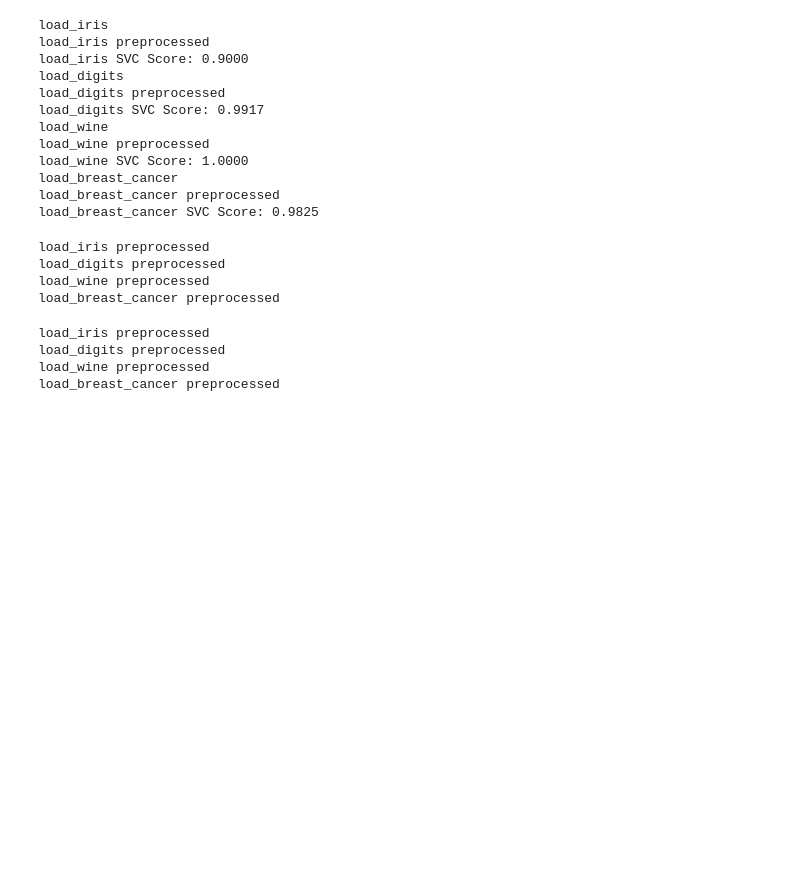
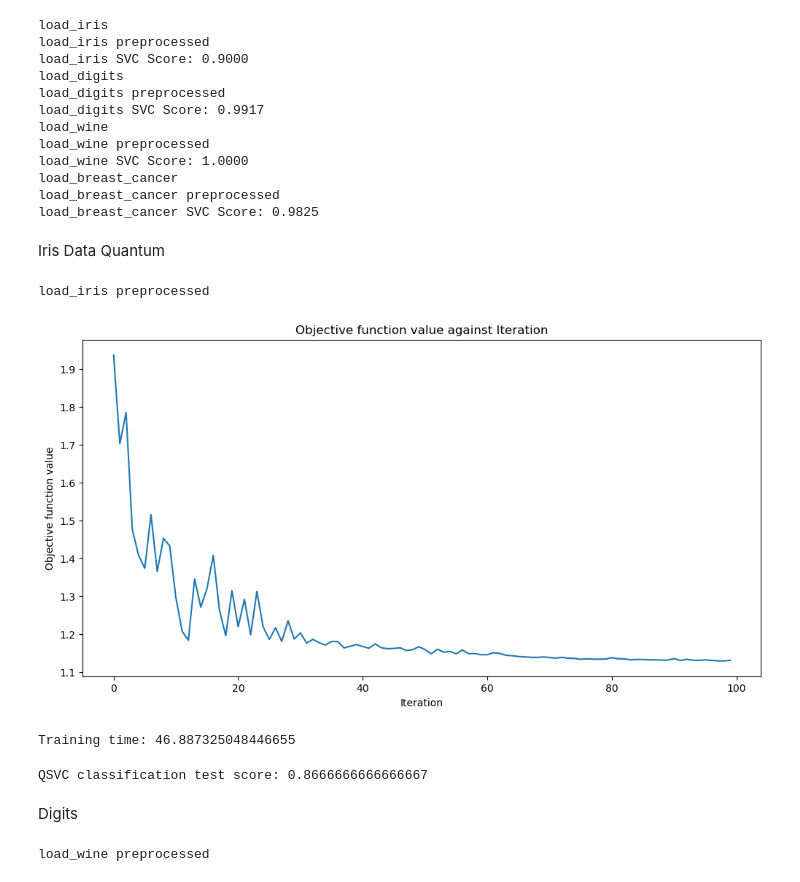
Before and after one commit to LukePower01/ml-to-qml, a Jupyter notebook: Toy_datasets_SVCandVQC_Comparison.ipynb, the cells around one changed output. Saved outputs shown, nothing was run; the diff lists cells and outputs as text; code cells hidden in the pictures; blank space fills up the shorter version.

Commit message:
Quantum ML on Toy DataSets

```diff
--- a/Toy_datasets_SVCandVQC_Comparison.ipynb
+++ b/Toy_datasets_SVCandVQC_Comparison.ipynb
@@ -75,63 +75,49 @@ load_wine SVC Score: 1.0000
 load_breast_cancer
 load_breast_cancer preprocessed
 load_breast_cancer SVC Score: 0.9825
+# %% [markdown]
+Iris Data Quantum
 # %%
-for dataset in datasets:
-    train_features, test_features, train_labels, test_labels, num_features = data_preprocess(dataset)
+train_features, test_features, train_labels, test_labels, num_features = data_preprocess(load_iris)
 feature_map = ZZFeatureMap(feature_dimension=num_features, reps = 1)
 ansatz = RealAmplitudes(num_qubits=num_features, reps = 3)
 optimizer = COBYLA(maxiter=100)
 sampler = Sampler()
 # %% [output]
 load_iris preprocessed
-load_digits preprocessed
-load_wine preprocessed
-load_breast_cancer preprocessed
 # %%
-for dataset in datasets:
-    train_features, test_features, train_labels, test_labels, num_features = data_preprocess(dataset)
-feature_map = ZZFeatureMap(feature_dimension=num_features, reps = 1)
-ansatz = RealAmplitudes(num_qubits=num_features, reps = 3)
-optimizer = COBYLA(maxiter=100)
-sampler = Sampler()
-objective_func_vals = []
-
-# objective function characterizes the distance between the predictions and known labeled data.
-
 plt.rcParams['figure.figsize'] = (12,6)
 
 def callback_graph(weights, obj_func_eval):
 
 # Append the value of the objective function to an array so we
 # can plot the iteration verses the objective function value
 
              clear_output(wait=True)
              objective_func_vals.append(obj_func_eval)
              plt.title('Objective function value against Iteration')
              plt.xlabel('Iteration')
              plt.ylabel('Objective function value')
              plt.plot(range(len(objective_func_vals)), objective_func_vals)
 
              plt.show()
 
 vqc = VQC(
     sampler = sampler,
     feature_map = feature_map,
     ansatz = ansatz,
     optimizer = optimizer,
     callback = callback_graph,)
 
 # Clear objective value history
 objective_func_vals = []
 
 start = time.time()
 vqc.fit(train_features,train_labels)
 elsapsed_time = time.time() - start
 
 print(f'Training time: {elsapsed_time}')
 # %% [output]
+[figure, added]
-load_iris preprocessed
-load_digits preprocessed
-load_wine preprocessed
-load_breast_cancer preprocessed
+Training time: 46.887325048446655
 # %%
@@ -184,0 +136,22 @@ for dataset_loader in datasets:
+# %%
+from qiskit_machine_learning.algorithms import QSVC
+
+qsvc_full = QSVC(quantum_kernel=iris_kernel)
+
+qsvc_full.fit(train_features, train_labels)
+
+qsvc_score = qsvc_full.score(test_features, test_labels)
+
+print(f"QSVC classification test score: {qsvc_score}")
+# %% [output]
+QSVC classification test score: 0.8666666666666667
+# %% [markdown]
+Digits
+# %%
+train_features, test_features, train_labels, test_labels, num_features = data_preprocess(load_wine)
+feature_map = ZZFeatureMap(feature_dimension=num_features, reps = 1)
+ansatz = RealAmplitudes(num_qubits=num_features, reps = 3)
+optimizer = COBYLA(maxiter=100)
+sampler = Sampler()
+# %% [output]
+load_wine preprocessed
```
Also changed, not shown: parts of 5 cells of this notebook, 2 other files.
